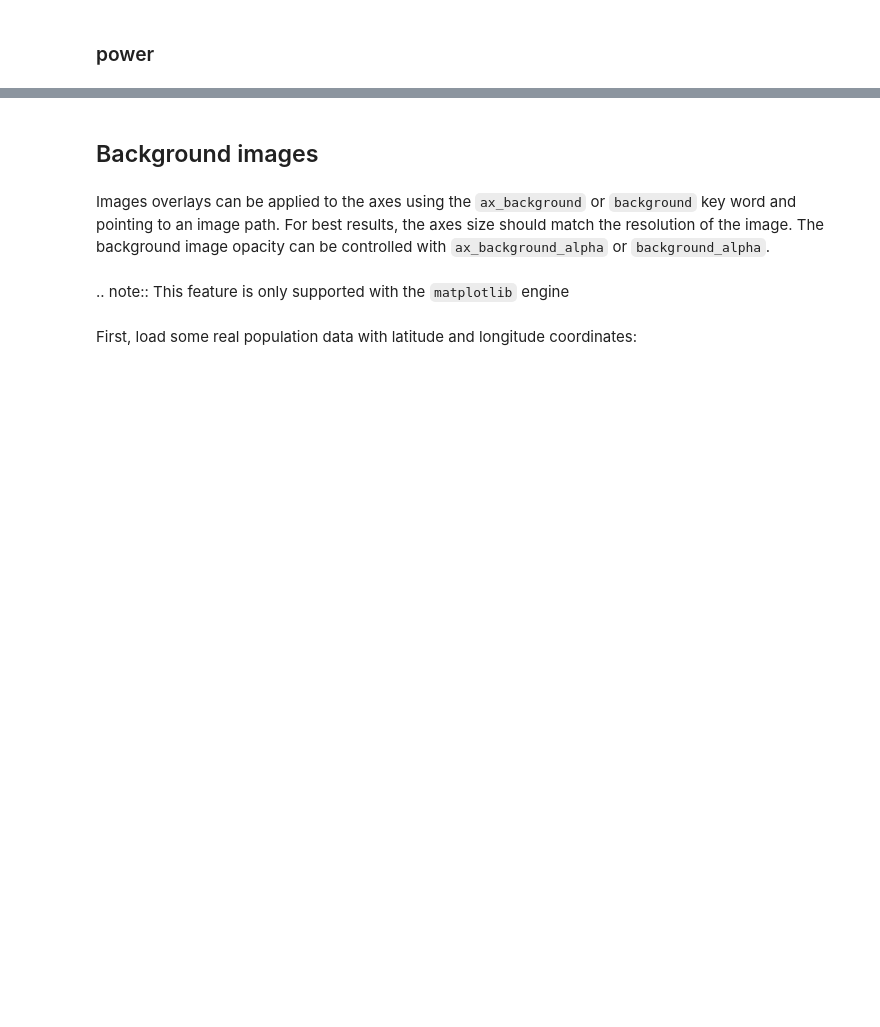
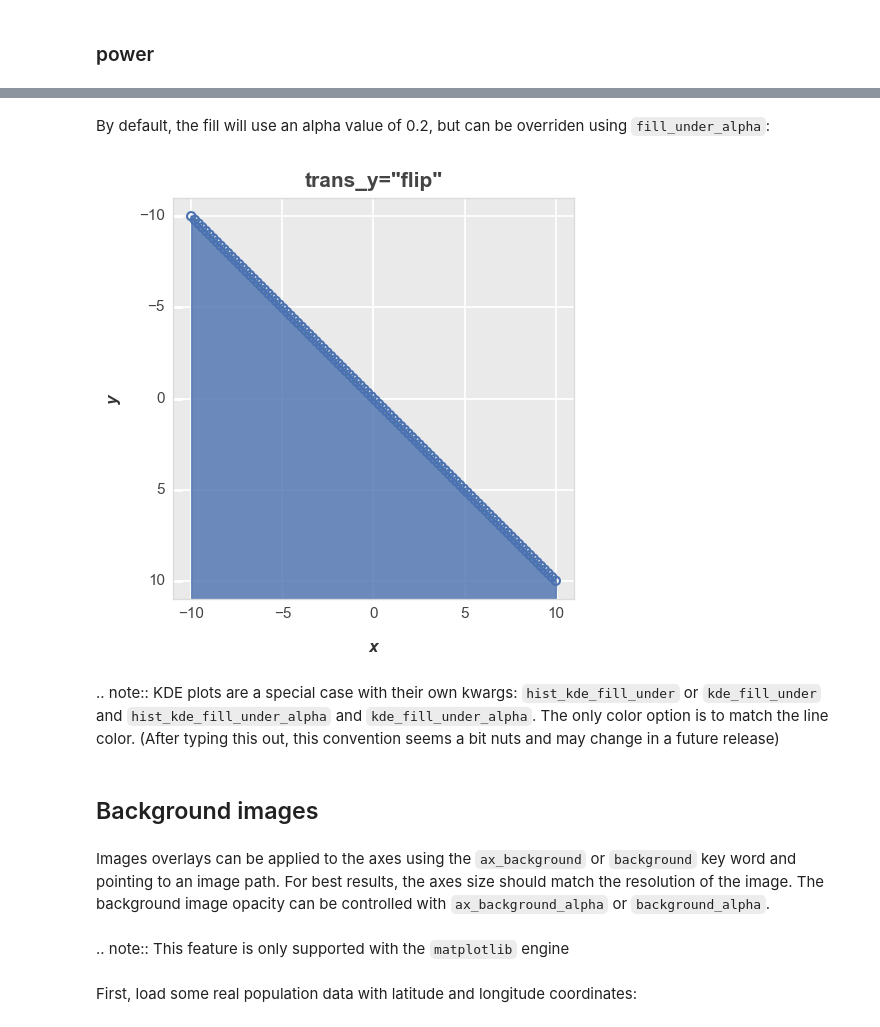
Before and after one commit to endangeredoxen/fivecentplots, a Jupyter notebook: doc/basics/misc.ipynb, the cells around one changed output, grey strips where cells are left out. Drawn from its saved outputs; the diff is of its cells as text; code cells hidden in the pictures; blank space fills up the shorter version.

```diff
--- a/doc/basics/misc.ipynb
+++ b/doc/basics/misc.ipynb
@@ -183,3 +191,12 @@ fcp.plot(dft, x='x', y='y', trans_x=['power', 2], title='trans_x="power 2"')
+# %% [markdown]
+By default, the fill will use an alpha value of 0.2, but can be overriden using `fill_under_alpha`:
+# %%
+fcp.plot(dft, x='x', y='y', trans_y='flip', title='trans_y="flip"', fill_under=True,
+         fill_under_alpha=0.8)
+# %% [output]
+[figure, added]
+# %% [markdown]
+.. note:: KDE plots are a special case with their own kwargs: `hist_kde_fill_under` or `kde_fill_under` and `hist_kde_fill_under_alpha` and `kde_fill_under_alpha`.  The only color option is to match the line color.  (After typing this out, this convention seems a bit nuts and may change in a future release)
 # %% [markdown]
 ## Background images
 # %% [markdown]
```
Also changed, not shown: parts of 17 cells of this notebook, 3 other files.
